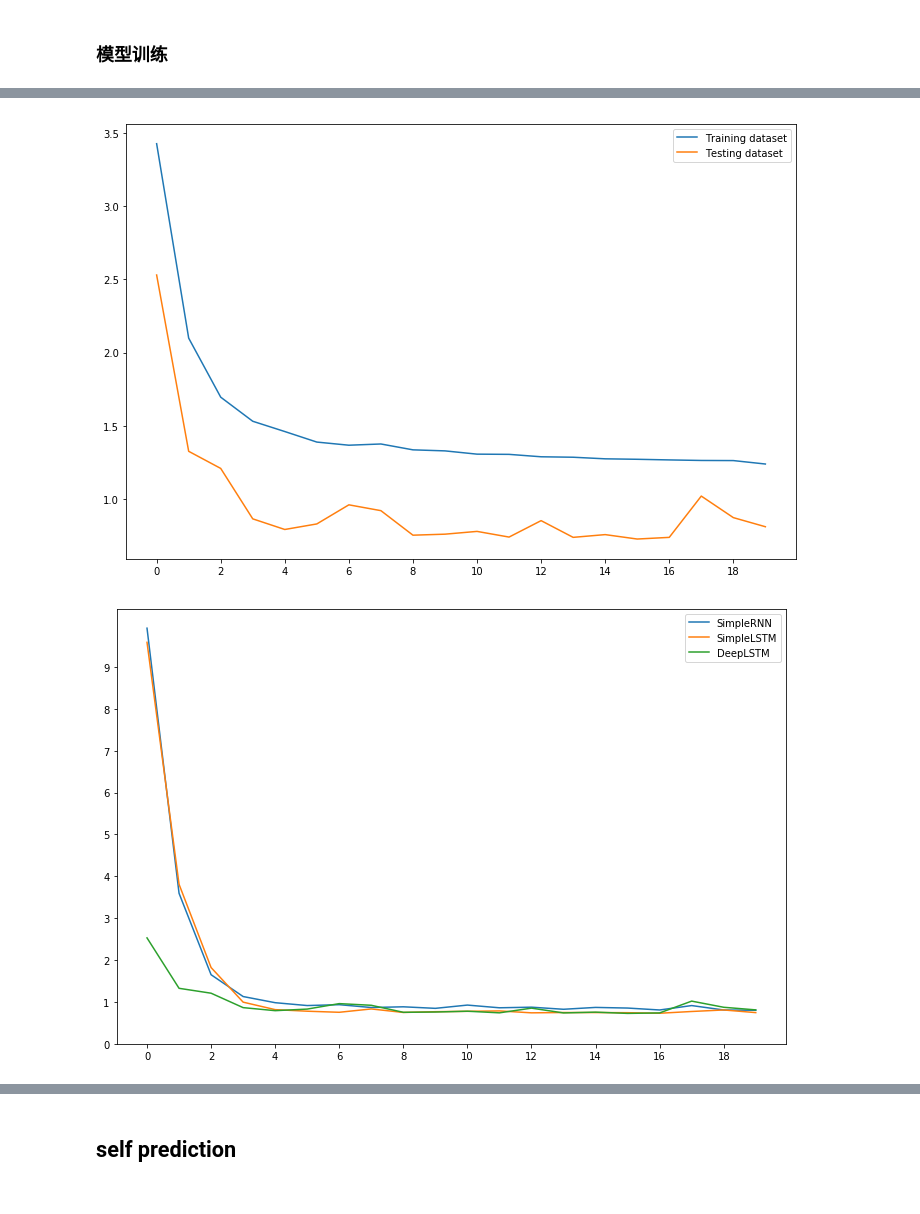
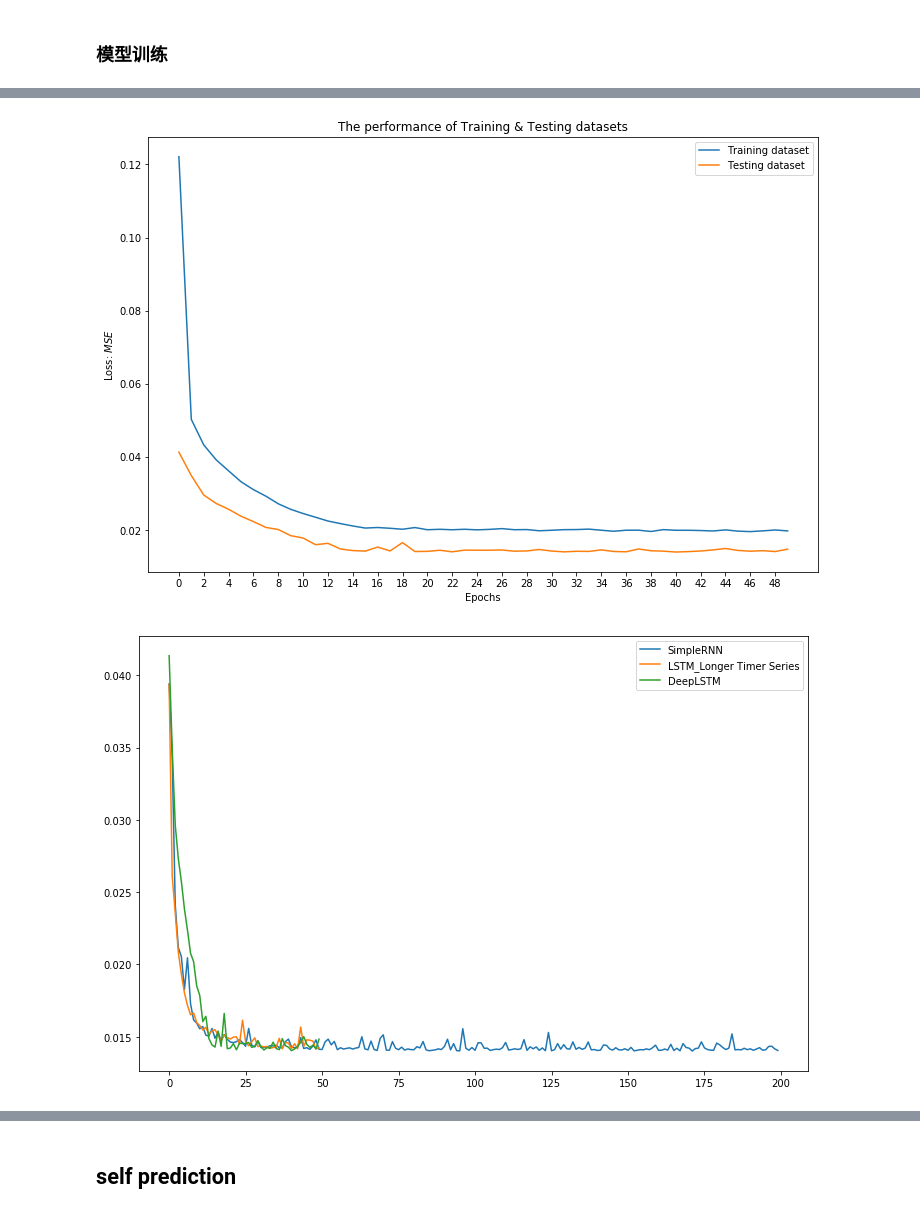
Before and after one commit to 1148030615/Tencent_Education_Deep_Learning_Course, a Jupyter notebook: bikes_prediction_Time_Series_RNN.ipynb, the cells around one changed output, grey strips where cells are left out. Drawn from its saved outputs; the diff is of its cells as text; code cells hidden in the pictures.

```diff
--- a/bikes_prediction_Time_Series_RNN.ipynb
+++ b/bikes_prediction_Time_Series_RNN.ipynb
@@ -54,11 +79,7 @@ data.head(10)
 # %%
-sequence_length = 100
+sequence_length = 10
 
 result = []
 for index in range(len(data) - sequence_length):
   result.append(data["num"][index: index + sequence_length])
 result = np.array(result).astype("float64")
-# %%
-result -= result.mean()
-print("Shift: ", result.mean())
-print("Data: ", result.shape)
@@ -324,6 +453,6 @@ model.add(Dense(1)) # 期望的输出个数是layers[3]
 model.add(Activation("linear"))
 
 start = time.time()
-model.compile(loss = "mse", optimizer = "rmsprop")  # rmsprop 线性回归问题的标准做法， ADAM（）
+model.compile(loss = "mse", optimizer = adam())  # rmsprop 线性回归问题的标准做法， ADAM（）
 print("Compilation Time:", time.time() - start)
 # %% [output]
@@ -331,6 +460,7 @@ Compilation Time: 0.0181734561920166
 # %%
+epochs = 50
 history_3 = model.fit(X_train, y_train,
          batch_size = 512,
-         epochs = 20,
+         epochs = epochs,
          validation_split = 0.05)
 # %% [output]
@@ -358,23 +488,24 @@ min(history_3.history["val_loss"])
 # %%
 plt.figure(figsize = (12, 8))
 plt.plot(history_3.history["loss"])
 plt.plot(history_3.history["val_loss"])
 plt.legend(["Training dataset", "Testing dataset"])
-plt.xticks(range(0, 20, 2))
+plt.xticks(range(0, epochs, 2))
+plt.ylabel("Loss: $MSE$")
+plt.xlabel("Epochs")
+plt.title("The performance of Training & Testing datasets")
 plt.show()
 # %% [output]
-[figure, old version]
+[figure, new version]
 # %%
 plt.figure(figsize = (12, 8))
 plt.plot(history_1.history["val_loss"])
 plt.plot(history_2.history["val_loss"])
 plt.plot(history_3.history["val_loss"])
-plt.legend(["SimpleRNN", "SimpleLSTM", "DeepLSTM"])
-plt.xticks(range(0, 20, 2))
-plt.yticks(range(0, 10, 1))
+plt.legend(["SimpleRNN", "LSTM_Longer Timer Series", "DeepLSTM"])
 plt.show()
 # %% [output]
-[figure, old version]
+[figure, new version]
 # %%
 y_predicted_3 = model.predict(X_test)
 y_predicted_3 = np.reshape(y_predicted_3, (y_predicted_3.size, ))
```
Also changed, not shown: parts of 59 cells of this notebook.
